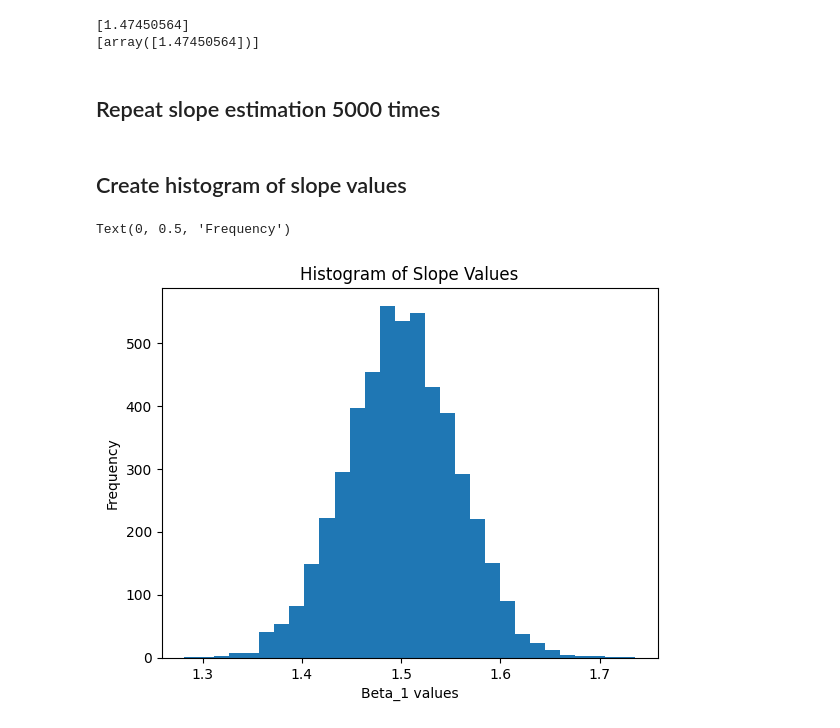
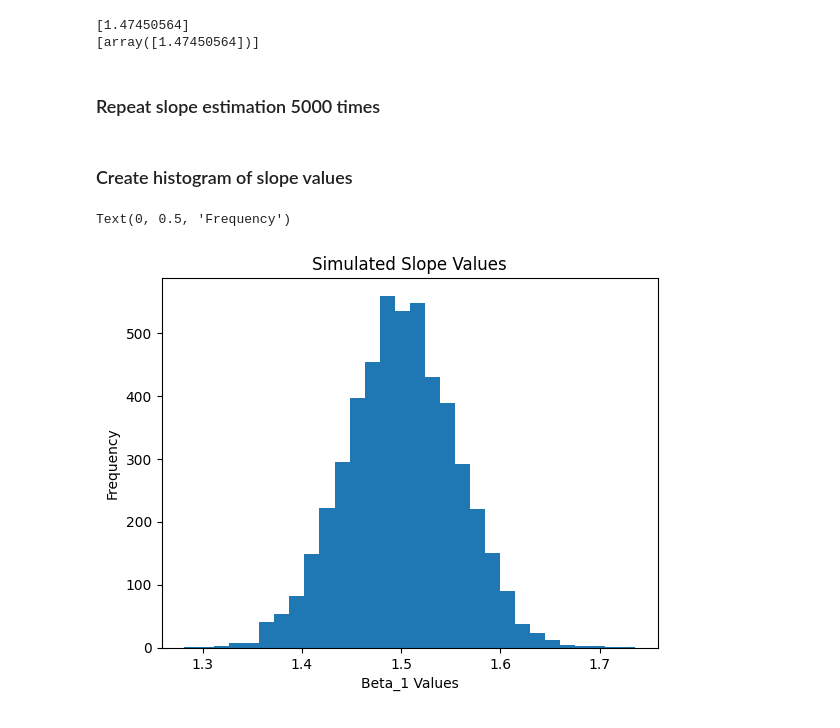
Before and after one commit to lytyler/ST554_Homework5, a Jupyter notebook: Homework5.ipynb, the cells around one changed output. Drawn from its saved outputs; the diff is of its cells as text; code cells hidden in the pictures.

```diff
--- a/Homework5.ipynb
+++ b/Homework5.ipynb
@@ -79,7 +81,7 @@ print(slope_list)
 [1.47450564]
 [array([1.47450564])]
 # %% [markdown]
-## Repeat slope estimation 5000 times
+### Repeat slope estimation 5000 times
 # %%
 #repeat 5000 times to create list of 5000 estimated slopes
 for i in range(0, 5000):
@@ -87,12 +89,12 @@ for i in range(0, 5000):
     reg.fit(x.reshape(-1, 1), y)
     slope_list.append(reg.coef_)
 # %% [markdown]
-## Create histogram of slope values
+### Create histogram of slope values
 # %%
 plt.hist(np.asarray(slope_list), bins = 30)
-plt.title("Histogram of Slope Values")
-plt.xlabel("Beta_1 values")
+plt.title("Simulated Slope Values")
+plt.xlabel("Beta_1 Values")
 plt.ylabel("Frequency")
 # %% [output]
 Text(0, 0.5, 'Frequency')
-[figure, old version]
+[figure, new version]
```
Also changed, not shown: parts of 12 cells of this notebook.
